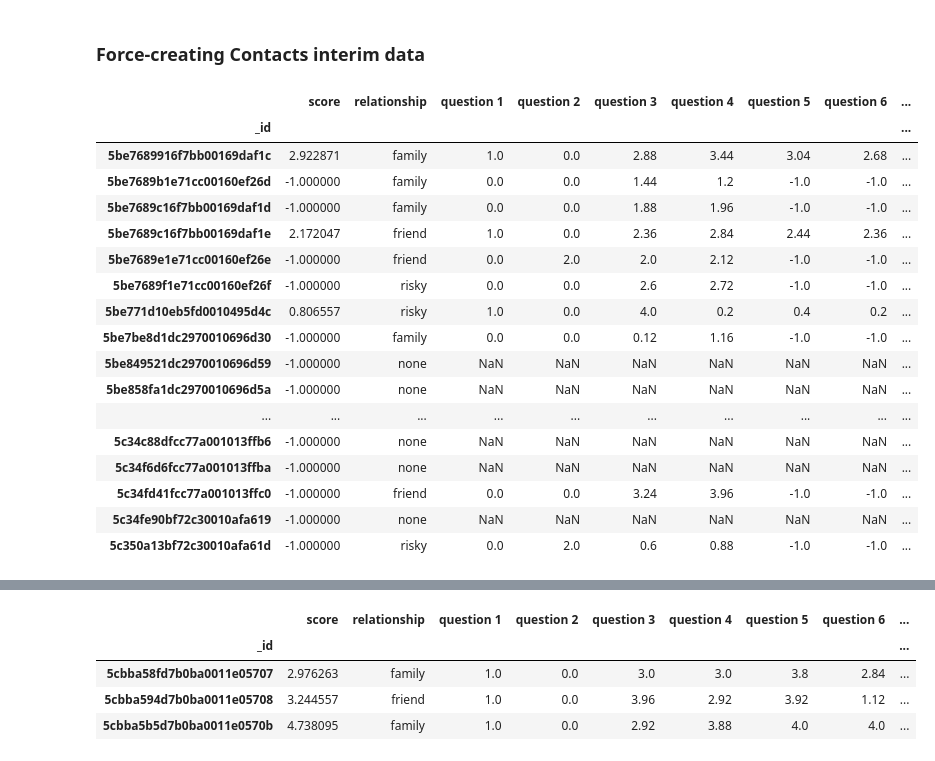
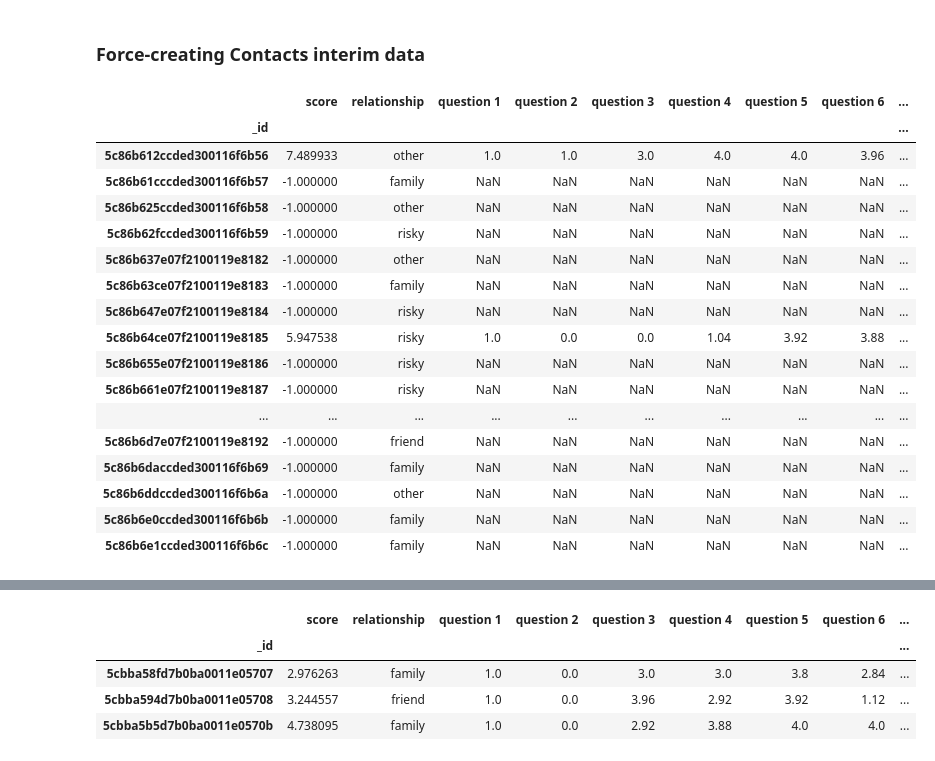
Before and after one commit to HeyCharlie2016/analysis, a Jupyter notebook: notebooks/EarlyUserStats.ipynb, the cells around one changed output, grey strips where cells are left out. Saved outputs shown, nothing was run; the diff lists cells and outputs as text; code cells hidden in the pictures.

```diff
--- a/notebooks/EarlyUserStats.ipynb
+++ b/notebooks/EarlyUserStats.ipynb
@@ -65,8 +65,8 @@ print(len(user_ids))
 ## Set Usernames of Interest
 # %%
 usernames = current_users.index
-usernames = ['pinky618','vinnov10', 'davidt', 'doyle coleman']
-demo_username = 'pinky618'
+usernames = ['pinky618','vinnov10', 'davidt', 'doyle coleman', 'shad christie']
+demo_username = 'shad christie'
 # %% [markdown]
 ### Force-pulling Contacts data from MongoDB
 # %%
@@ -122,26 +115,26 @@ for username in usernames:
                                                           interim_data_path)
     contacts_dict[username] = contacts_df
 # %%
-contacts_dict['vinnov10'].head(40)
+contacts_dict['shad christie'].head(40)
 # %% [output]
 |  | score | relationship | question 1 | question 2 | question 3 | question 4 | question 5 | question 6 | ... |
 | _id |  |  |  |  |  |  |  |  | ... |
-| 5be7689916f7bb00169daf1c | 2.922871 | family | 1.0 | 0.0 | 2.88 | 3.44 | 3.04 | 2.68 | ... |
-| 5be7689b1e71cc00160ef26d | -1.000000 | family | 0.0 | 0.0 | 1.44 | 1.2 | -1.0 | -1.0 | ... |
-| 5be7689c16f7bb00169daf1d | -1.000000 | family | 0.0 | 0.0 | 1.88 | 1.96 | -1.0 | -1.0 | ... |
-| 5be7689c16f7bb00169daf1e | 2.172047 | friend | 1.0 | 0.0 | 2.36 | 2.84 | 2.44 | 2.36 | ... |
-| 5be7689e1e71cc00160ef26e | -1.000000 | friend | 0.0 | 2.0 | 2.0 | 2.12 | -1.0 | -1.0 | ... |
-| 5be7689f1e71cc00160ef26f | -1.000000 | risky | 0.0 | 0.0 | 2.6 | 2.72 | -1.0 | -1.0 | ... |
-| 5be771d10eb5fd0010495d4c | 0.806557 | risky | 1.0 | 0.0 | 4.0 | 0.2 | 0.4 | 0.2 | ... |
-| 5be7be8d1dc2970010696d30 | -1.000000 | family | 0.0 | 0.0 | 0.12 | 1.16 | -1.0 | -1.0 | ... |
-| 5be849521dc2970010696d59 | -1.000000 | none | NaN | NaN | NaN | NaN | NaN | NaN | ... |
-| 5be858fa1dc2970010696d5a | -1.000000 | none | NaN | NaN | NaN | NaN | NaN | NaN | ... |
+| 5c86b612ccded300116f6b56 | 7.489933 | other | 1.0 | 1.0 | 3.0 | 4.0 | 4.0 | 3.96 | ... |
+| 5c86b61cccded300116f6b57 | -1.000000 | family | NaN | NaN | NaN | NaN | NaN | NaN | ... |
+| 5c86b625ccded300116f6b58 | -1.000000 | other | NaN | NaN | NaN | NaN | NaN | NaN | ... |
+| 5c86b62fccded300116f6b59 | -1.000000 | risky | NaN | NaN | NaN | NaN | NaN | NaN | ... |
+| 5c86b637e07f2100119e8182 | -1.000000 | other | NaN | NaN | NaN | NaN | NaN | NaN | ... |
+| 5c86b63ce07f2100119e8183 | -1.000000 | family | NaN | NaN | NaN | NaN | NaN | NaN | ... |
+| 5c86b647e07f2100119e8184 | -1.000000 | risky | NaN | NaN | NaN | NaN | NaN | NaN | ... |
+| 5c86b64ce07f2100119e8185 | 5.947538 | risky | 1.0 | 0.0 | 0.0 | 1.04 | 3.92 | 3.88 | ... |
+| 5c86b655e07f2100119e8186 | -1.000000 | risky | NaN | NaN | NaN | NaN | NaN | NaN | ... |
+| 5c86b661e07f2100119e8187 | -1.000000 | risky | NaN | NaN | NaN | NaN | NaN | NaN | ... |
 | ... | ... | ... | ... | ... | ... | ... | ... | ... | ... |
-| 5c34c88dfcc77a001013ffb6 | -1.000000 | none | NaN | NaN | NaN | NaN | NaN | NaN | ... |
-| 5c34f6d6fcc77a001013ffba | -1.000000 | none | NaN | NaN | NaN | NaN | NaN | NaN | ... |
-| 5c34fd41fcc77a001013ffc0 | -1.000000 | friend | 0.0 | 0.0 | 3.24 | 3.96 | -1.0 | -1.0 | ... |
-| 5c34fe90bf72c30010afa619 | -1.000000 | none | NaN | NaN | NaN | NaN | NaN | NaN | ... |
-| 5c350a13bf72c30010afa61d | -1.000000 | risky | 0.0 | 2.0 | 0.6 | 0.88 | -1.0 | -1.0 | ... |
+| 5c86b6d7e07f2100119e8192 | -1.000000 | friend | NaN | NaN | NaN | NaN | NaN | NaN | ... |
+| 5c86b6daccded300116f6b69 | -1.000000 | family | NaN | NaN | NaN | NaN | NaN | NaN | ... |
+| 5c86b6ddccded300116f6b6a | -1.000000 | other | NaN | NaN | NaN | NaN | NaN | NaN | ... |
+| 5c86b6e0ccded300116f6b6b | -1.000000 | family | NaN | NaN | NaN | NaN | NaN | NaN | ... |
+| 5c86b6e1ccded300116f6b6c | -1.000000 | family | NaN | NaN | NaN | NaN | NaN | NaN | ... |
 # %%
 for count, e in enumerate(usernames):
     unrated_threshold = users_df.loc[e, 'unrated_threshold']
```
Also changed, not shown: parts of 17 cells of this notebook, 43 other files.
